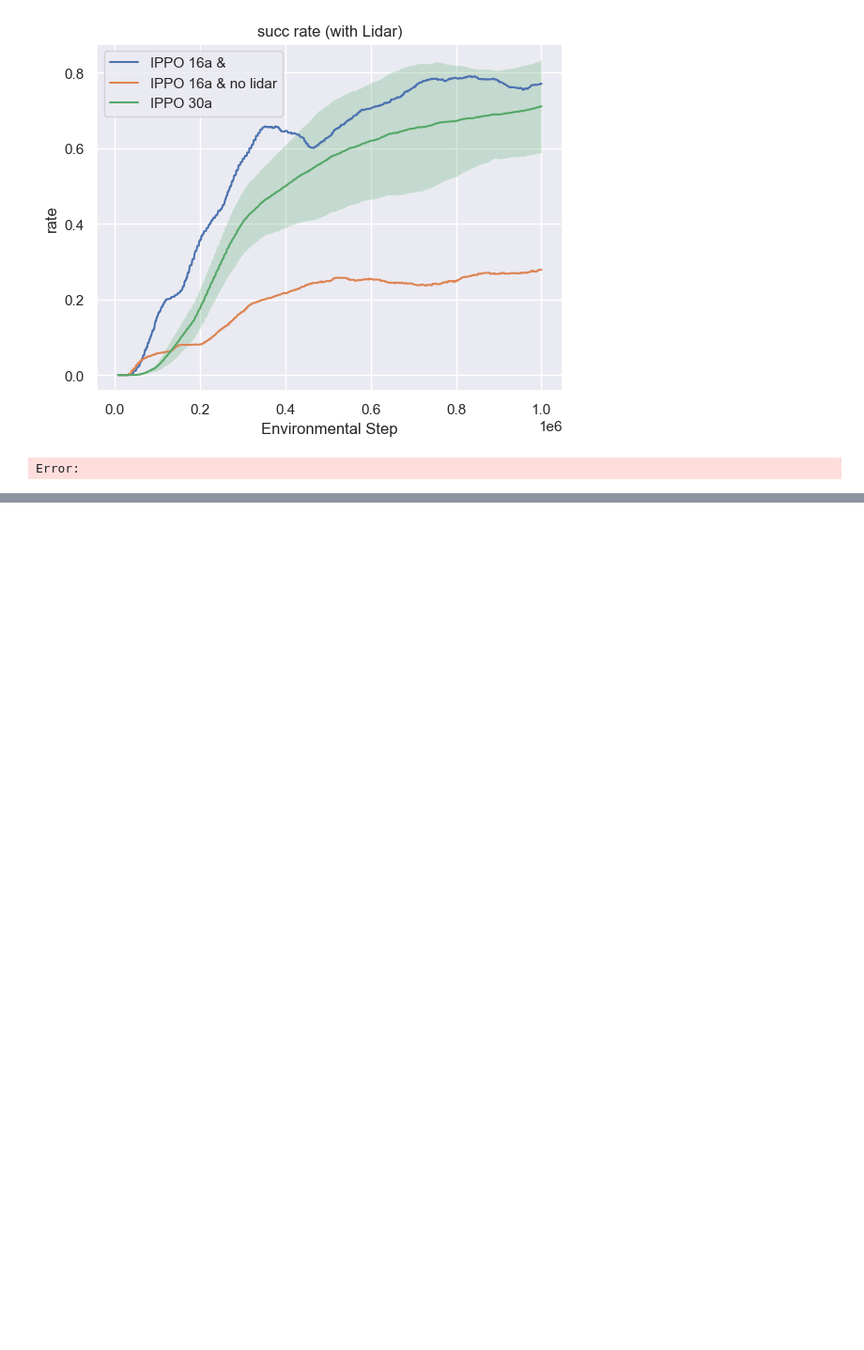
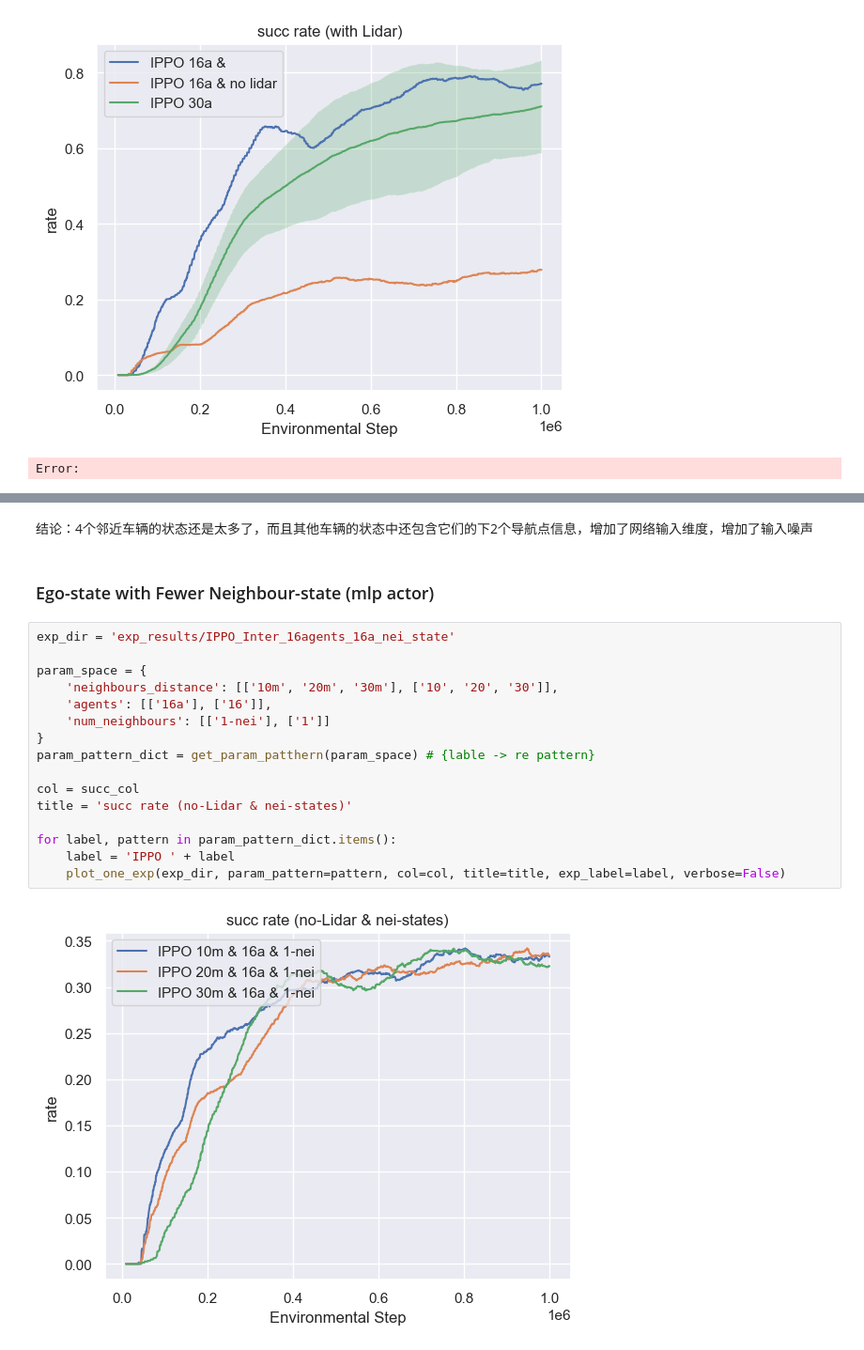
Before and after one commit to jimmydengpeng/MARLPO, a Jupyter notebook: plot.ipynb, the cells around one changed output, grey strips where cells are left out. Shown at 94% size. Drawn from its saved outputs; the diff is of its cells as text; blank space fills up the shorter version.

```diff
--- a/plot.ipynb
+++ b/plot.ipynb
@@ -641,0 +480,22 @@ for label, pattern in param_pattern_dict.items():
+# %% [markdown]
+结论：4个邻近车辆的状态还是太多了，而且其他车辆的状态中还包含它们的下2个导航点信息，增加了网络输入维度，增加了输入噪声
+# %% [markdown]
+### Ego-state with Fewer Neighbour-state (mlp actor)
+# %%
+exp_dir = 'exp_results/IPPO_Inter_16agents_16a_nei_state'
+
+param_space = {
+    'neighbours_distance': [['10m', '20m', '30m'], ['10', '20', '30']],
+    'agents': [['16a'], ['16']],
+    'num_neighbours': [['1-nei'], ['1']]
+}
+param_pattern_dict = get_param_patthern(param_space) # {lable -> re pattern}
+
+col = succ_col
+title = 'succ rate (no-Lidar & nei-states)'
+
+for label, pattern in param_pattern_dict.items():
+    label = 'IPPO ' + label
+    plot_one_exp(exp_dir, param_pattern=pattern, col=col, title=title, exp_label=label, verbose=False)
+# %% [output]
+[figure, added]
```
Also changed, not shown: parts of 17 cells of this notebook, 8 other files.
